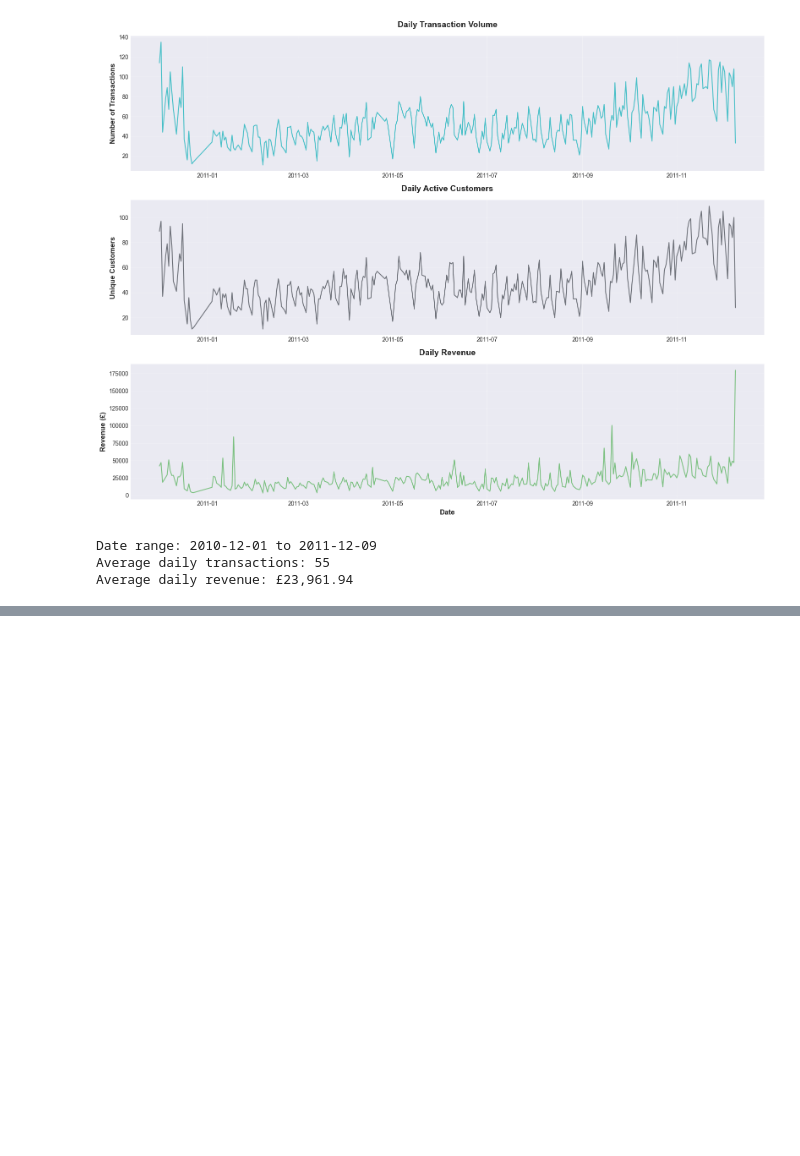
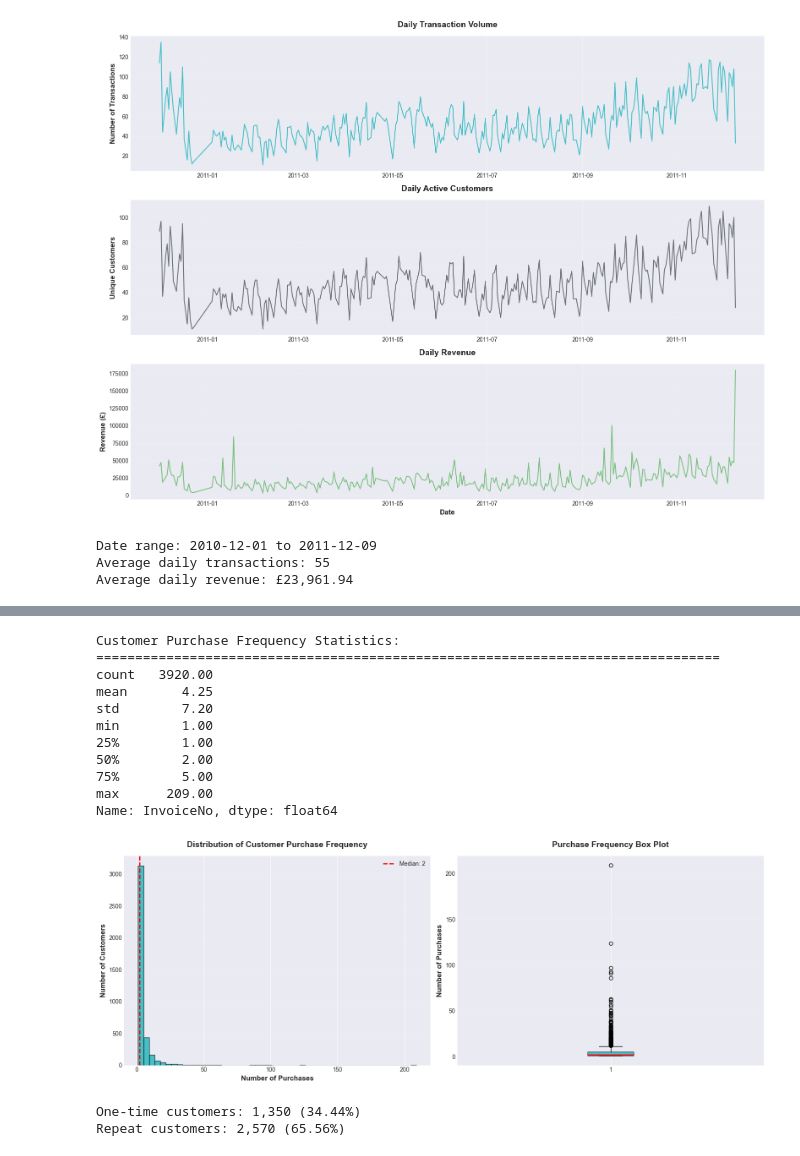
Before and after one commit to HarpinderC/ML-Business-Intelligence, a Jupyter notebook: customer-retention-analysis/notebooks/01_data_exploration.ipynb, the cells around one changed output, grey strips where cells are left out. Cells and saved outputs as stored; diff of their text form; code cells hidden in the pictures; blank space fills up the shorter version.

```diff
--- a/customer-retention-analysis/notebooks/01_data_exploration.ipynb
+++ b/customer-retention-analysis/notebooks/01_data_exploration.ipynb
@@ -576,0 +635,59 @@ Average daily revenue: £23,961.94
+# %%
+# ┌────────────────────────────────────────────────────────────┐
+# │ Customer Purchase Frequency Distribution                  │
+# └────────────────────────────────────────────────────────────┘
+
+# Calculate purchase frequency per customer
+customer_frequency = purchases.groupby('CustomerID')['InvoiceNo'].nunique()
+
+print("Customer Purchase Frequency Statistics:")
+print("="*80)
+print(customer_frequency.describe())
+
+# Visualization
+fig, axes = plt.subplots(1, 2, figsize=(16, 6))
+
+# Histogram
+axes[0].hist(customer_frequency, bins=50, color='#00ADB5', alpha=0.7, edgecolor='black')
+axes[0].set_xlabel('Number of Purchases', fontsize=12, fontweight='bold')
+axes[0].set_ylabel('Number of Customers', fontsize=12, fontweight='bold')
+axes[0].set_title('Distribution of Customer Purchase Frequency', fontsize=14, fontweight='bold', pad=15)
+axes[0].grid(axis='y', alpha=0.3)
+axes[0].axvline(customer_frequency.median(), color='red', linestyle='--', linewidth=2,
+                label=f'Median: {customer_frequency.median():.0f}')
+axes[0].legend()
+
+# Box plot
+axes[1].boxplot(customer_frequency, vert=True, patch_artist=True,
+                boxprops=dict(facecolor='#00ADB5', alpha=0.7),
+                medianprops=dict(color='red', linewidth=2),
+                whiskerprops=dict(color='black'),
+                capprops=dict(color='black'))
+axes[1].set_ylabel('Number of Purchases', fontsize=12, fontweight='bold')
+axes[1].set_title('Purchase Frequency Box Plot', fontsize=14, fontweight='bold', pad=15)
+axes[1].grid(axis='y', alpha=0.3)
+
+plt.tight_layout()
+plt.savefig(DIR_FIGURES / '06_purchase_frequency.png', dpi=300, bbox_inches='tight')
+plt.show()
+
+# One-time vs. repeat customers
+one_time = (customer_frequency == 1).sum()
+repeat = (customer_frequency > 1).sum()
+print(f"\nOne-time customers: {one_time:,} ({one_time/len(customer_frequency)*100:.2f}%)")
+print(f"Repeat customers: {repeat:,} ({repeat/len(customer_frequency)*100:.2f}%)")
+# %% [output]
+Customer Purchase Frequency Statistics:
+================================================================================
+count   3920.00
+mean       4.25
+std        7.20
+min        1.00
+25%        1.00
+50%        2.00
+75%        5.00
+max      209.00
+Name: InvoiceNo, dtype: float64
+[figure, added]
+One-time customers: 1,350 (34.44%)
+Repeat customers: 2,570 (65.56%)
```
Also changed, not shown: parts of 9 cells of this notebook, 1 other file.
